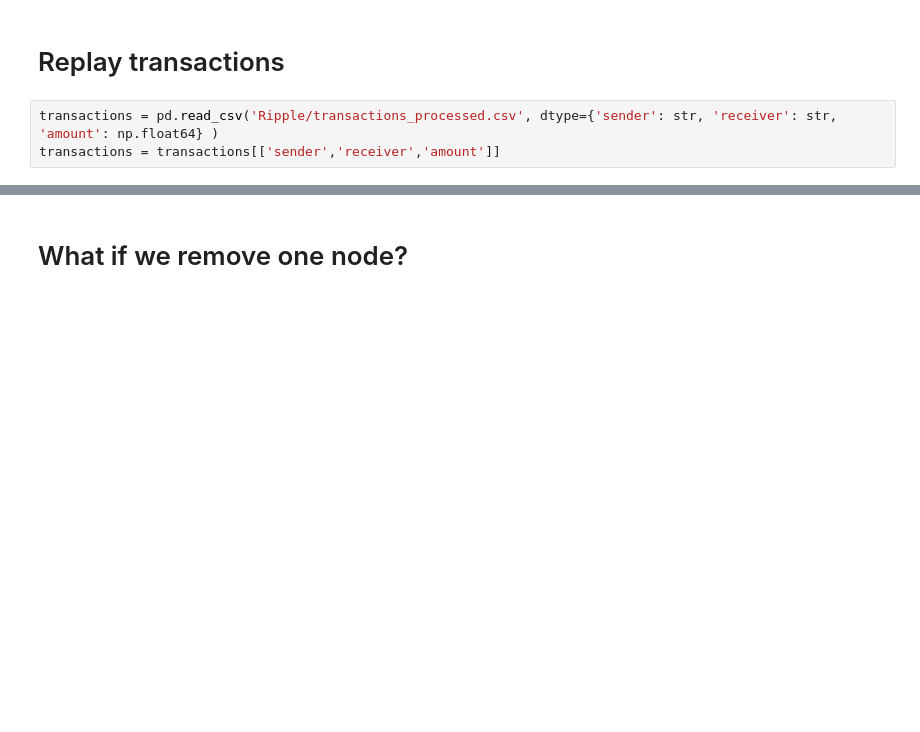
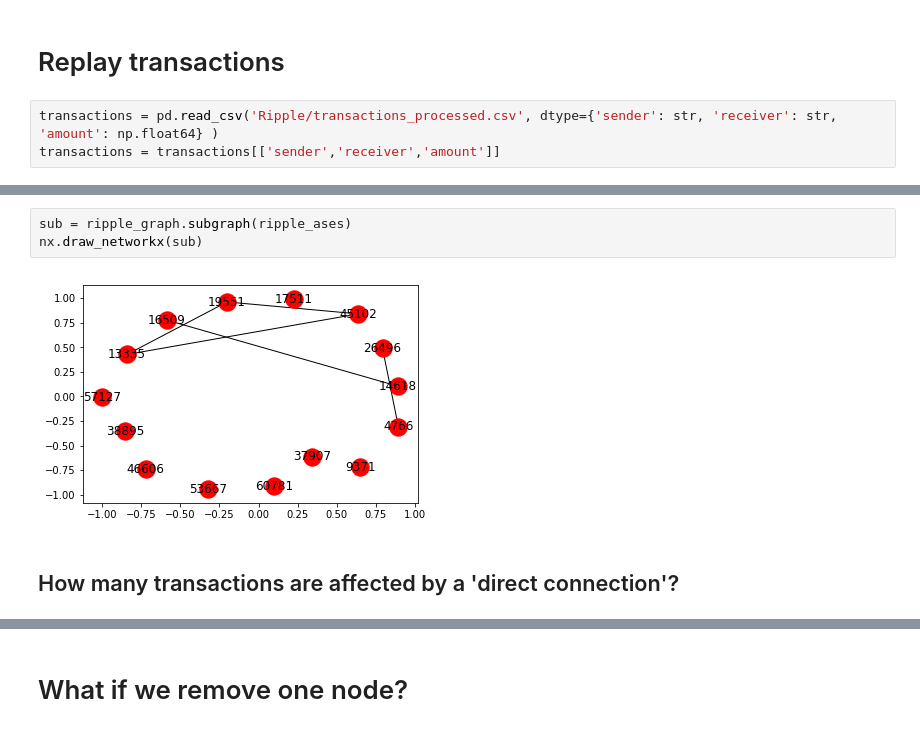
Before and after one commit to dedis/student_19_ripple-partition, a Jupyter notebook: find_match.ipynb, the cells around one changed output, grey strips where cells are left out. Cells and saved outputs as stored; diff of their text form; blank space fills up the shorter version.

Commit message:
Add graph analysis and visualisations

```diff
--- a/find_match.ipynb
+++ b/find_match.ipynb
@@ -139,0 +152,7 @@ Amount of money used in the graph : 26624832.40333599
+# %%
+sub = ripple_graph.subgraph(ripple_ases)
+nx.draw_networkx(sub)
+# %% [output]
+[figure, added]
+# %% [markdown]
+## How many transactions are affected by a 'direct connection'?
```
Also changed, not shown: parts of 20 cells of this notebook.
